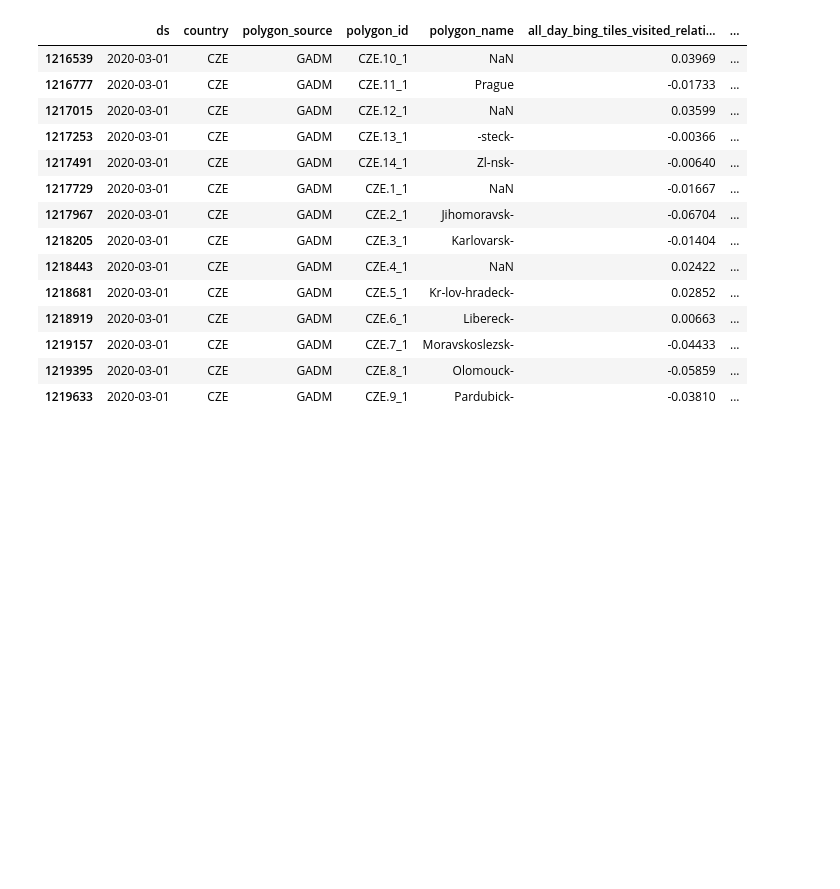
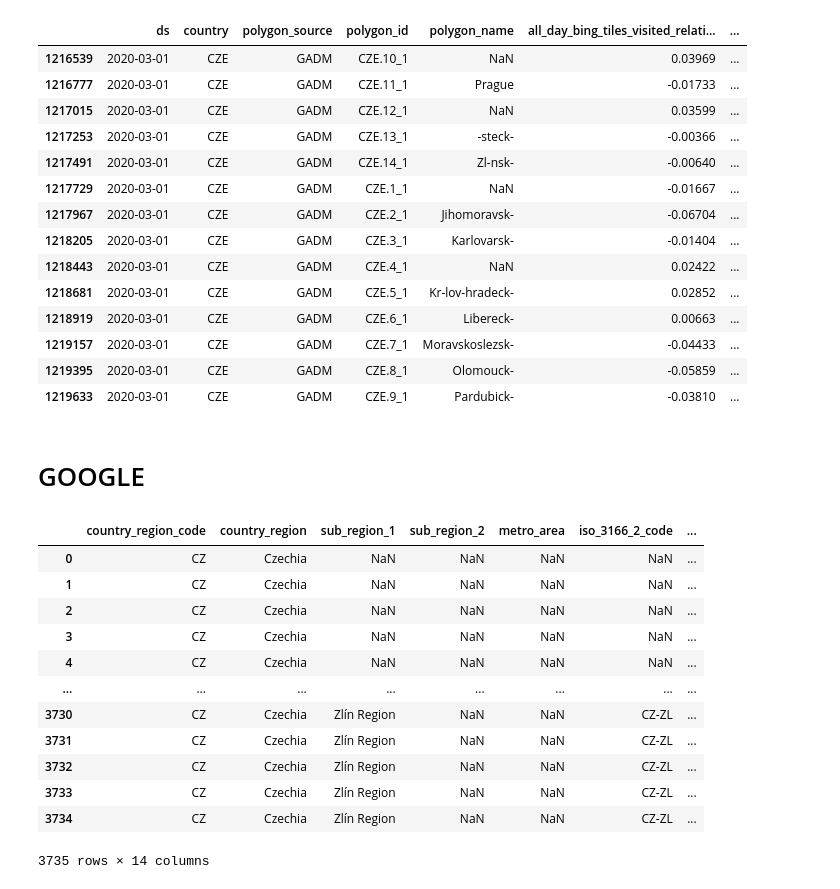
Before and after one commit to vojtechherrmann/2020EpidemiologicModelCZ, a Jupyter notebook: data/Data Load.ipynb, the cells around one changed output. Cells and saved outputs as stored; diff of their text form; code cells hidden in the pictures; blank space fills up the shorter version.

Commit message:
Google

```diff
--- a/data/Data Load.ipynb
+++ b/data/Data Load.ipynb
@@ -71,3 +71,22 @@ FB[FB.ds == '2020-03-01']
 | 1219157 | 2020-03-01 | CZE | GADM | CZE.7_1 | Moravskoslezsk- | -0.04433 | ... |
 | 1219395 | 2020-03-01 | CZE | GADM | CZE.8_1 | Olomouck- | -0.05859 | ... |
 | 1219633 | 2020-03-01 | CZE | GADM | CZE.9_1 | Pardubick- | -0.03810 | ... |
+# %% [markdown]
+# GOOGLE
+# %%
+GO = pd.read_csv("GO.csv")
+GO
+# %% [output]
+|  | country_region_code | country_region | sub_region_1 | sub_region_2 | metro_area | iso_3166_2_code | ... |
+| 0 | CZ | Czechia | NaN | NaN | NaN | NaN | ... |
+| 1 | CZ | Czechia | NaN | NaN | NaN | NaN | ... |
+| 2 | CZ | Czechia | NaN | NaN | NaN | NaN | ... |
+| 3 | CZ | Czechia | NaN | NaN | NaN | NaN | ... |
+| 4 | CZ | Czechia | NaN | NaN | NaN | NaN | ... |
+| ... | ... | ... | ... | ... | ... | ... | ... |
+| 3730 | CZ | Czechia | Zlín Region | NaN | NaN | CZ-ZL | ... |
+| 3731 | CZ | Czechia | Zlín Region | NaN | NaN | CZ-ZL | ... |
+| 3732 | CZ | Czechia | Zlín Region | NaN | NaN | CZ-ZL | ... |
+| 3733 | CZ | Czechia | Zlín Region | NaN | NaN | CZ-ZL | ... |
+| 3734 | CZ | Czechia | Zlín Region | NaN | NaN | CZ-ZL | ... |
+3735 rows × 14 columns
```
Also changed, not shown: parts of 2 cells of this notebook, 1 other file.
